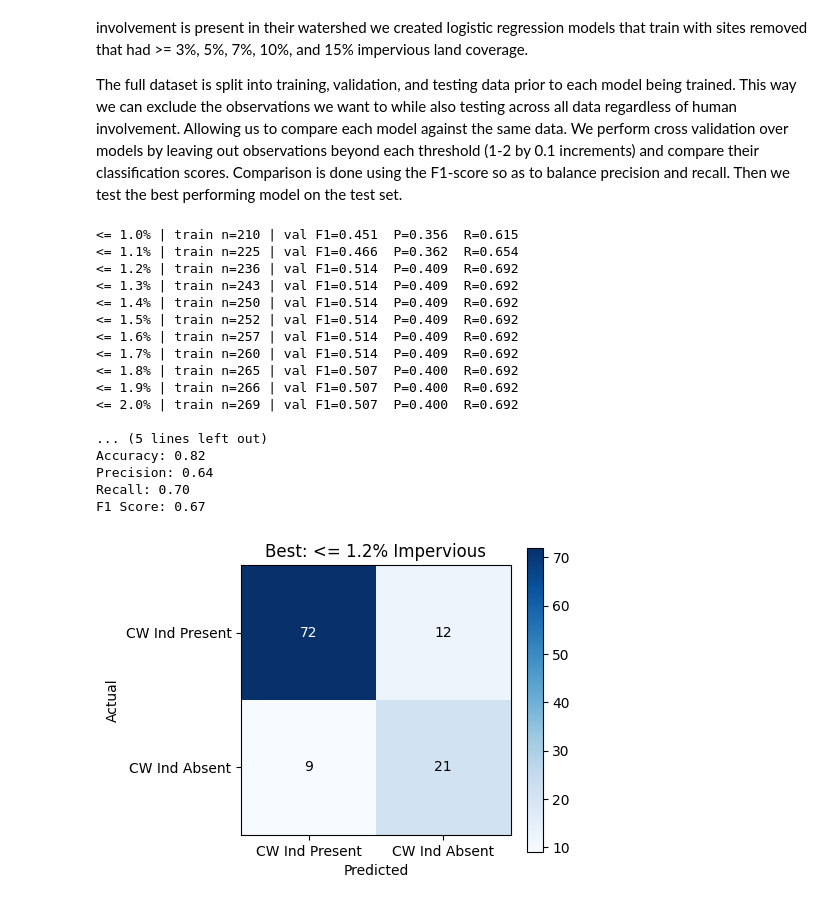
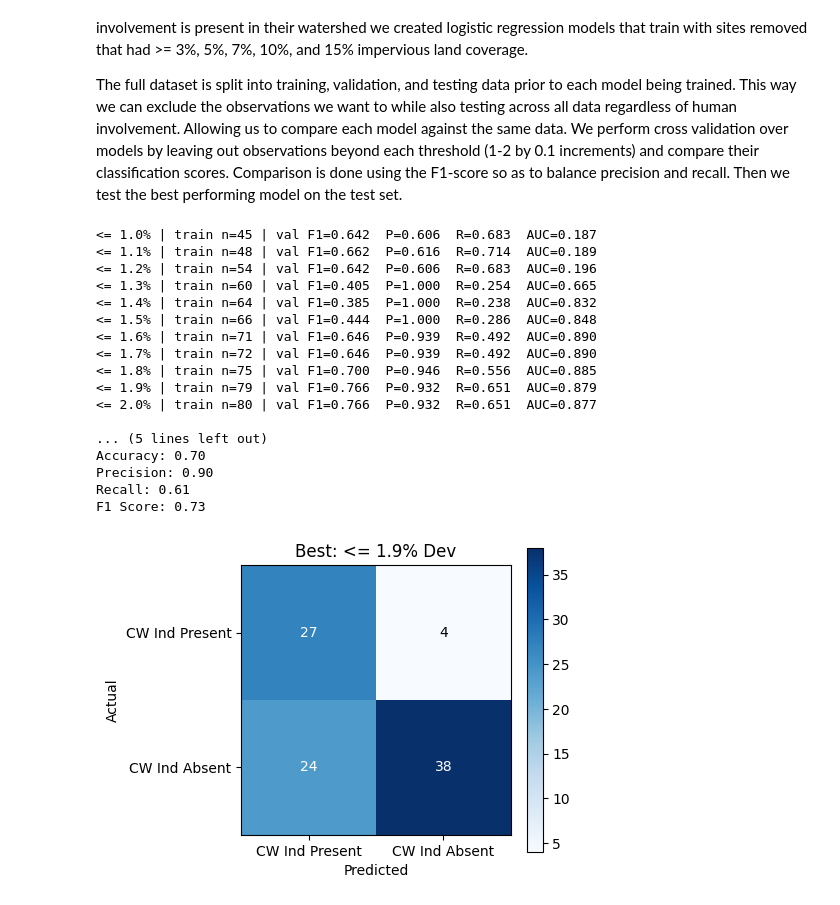
Before and after one commit to ShamSarris/nhdes-cw-stream-modelling, a Jupyter notebook: src/modelling.ipynb, the cells around one changed output. Saved outputs shown, nothing was run; the diff lists cells and outputs as text; code cells hidden in the pictures.

Commit message:
Initial models and results in docs and modelling

```diff
--- a/src/modelling.ipynb
+++ b/src/modelling.ipynb
@@ -83,7 +83,9 @@ As a first attempt at deciding what sites should be removed from the model based
 
 The full dataset is split into training, validation, and testing data prior to each model being trained. This way we can exclude the observations we want to while also testing across all data regardless of human involvement. Allowing us to compare each model against the same data. We perform cross validation over models by leaving out observations beyond each threshold (1-2 by 0.1 increments) and compare their classification scores. Comparison is done using the F1-score so as to balance precision and recall. Then we test the best performing model on the test set.
 # %%
-full = data.dropna(subset=['latitude', 'longitude', 'watershed_area', 'cw_ind', 'pct_imperviousness'])
+from sklearn.metrics import roc_auc_score
+
+full = data.dropna(subset=['latitude', 'longitude', 'watershed_area', 'cw_ind', 'pct_dev'])
 
 features = ['latitude', 'longitude', 'watershed_area']
 target = 'cw_ind'
@@ -99,64 +101,68 @@ y_test = test_full[target]
 
 best_pct = None
 best_f1 = -1
+best_auc = -1
 
 for pct in thresholds:
-    train_subset = train_split[train_split['pct_imperviousness'] <= pct]
+    train_subset = train_split[train_split['pct_dev'] <= pct]
     X_train = train_subset[features]
     y_train = train_subset[target]
 
     if len(y_train.unique()) < 2:
-        print(f"=== pct_impervious <= {pct}% | skipped — only one class in training (n={len(train_subset)}) ===\n")
+        print(f"=== pct_dev <= {pct}% | skipped — only one class in training (n={len(train_subset)}) ===\n")
         continue
 
     model = Pipeline([
         ('scaler', StandardScaler()),
         ('clf', LogisticRegression(max_iter=1000, class_weight='balanced'))
     ])
     model.fit(X_train, y_train)
     y_val_pred = model.predict(X_val)
+    y_val_prob = model.predict_proba(X_val)[:, 1]
 
     _, precision, recall, f1 = calculate_classification_metrics(y_val, y_val_pred)
+    auc = roc_auc_score(y_val, y_val_prob)
 
-    print(f"<= {pct}% | train n={len(train_subset)} | val F1={f1:.3f}  P={precision:.3f}  R={recall:.3f}")
+    print(f"<= {pct}% | train n={len(train_subset)} | val F1={f1:.3f}  P={precision:.3f}  R={recall:.3f}  AUC={auc:.3f}")
 
-    if f1 > best_f1:
+    if f1 > best_f1 or (f1 == best_f1 and auc > best_auc):
         best_f1 = f1
+        best_auc = auc
         best_pct = pct
 
-print(f"\nBest threshold on validation: <= {best_pct}% (F1={best_f1:.3f})")
+print(f"\nBest threshold on validation: <= {best_pct}% (F1={best_f1:.3f}, AUC={best_auc:.3f})")
 print("=" * 60)
 print("Evaluating best threshold on held-out test set:\n")
 
-best_subset = train_full[train_full['pct_imperviousness'] <= best_pct]
+best_subset = train_full[train_full['pct_dev'] <= best_pct]
 X_train_final = best_subset[features]
 y_train_final = best_subset[target]
 
 final_model = Pipeline([
     ('scaler', StandardScaler()),
     ('clf', LogisticRegression(max_iter=1000, class_weight='balanced'))
 ])
 final_model.fit(X_train_final, y_train_final)
 y_test_pred = final_model.predict(X_test)
 
-print(f"=== Best model: pct_impervious <= {best_pct}% | trained on n={len(best_subset)}, tested on n={len(test_full)} ===")
-classification_report_suite(y_test, y_test_pred, labels=['CW Ind Present', 'CW Ind Absent'], title=f'Best: <= {best_pct}% Impervious')
+print(f"=== Best model: pct_dev <= {best_pct}% | trained on n={len(best_subset)}, tested on n={len(test_full)} ===")
+classification_report_suite(y_test, y_test_pred, labels=['CW Ind Present', 'CW Ind Absent'], title=f'Best: <= {best_pct}% Dev')
 # %% [output]
-<= 1.0% | train n=210 | val F1=0.451  P=0.356  R=0.615
-<= 1.1% | train n=225 | val F1=0.466  P=0.362  R=0.654
-<= 1.2% | train n=236 | val F1=0.514  P=0.409  R=0.692
-<= 1.3% | train n=243 | val F1=0.514  P=0.409  R=0.692
-<= 1.4% | train n=250 | val F1=0.514  P=0.409  R=0.692
-<= 1.5% | train n=252 | val F1=0.514  P=0.409  R=0.692
-<= 1.6% | train n=257 | val F1=0.514  P=0.409  R=0.692
-<= 1.7% | train n=260 | val F1=0.514  P=0.409  R=0.692
-<= 1.8% | train n=265 | val F1=0.507  P=0.400  R=0.692
-<= 1.9% | train n=266 | val F1=0.507  P=0.400  R=0.692
-<= 2.0% | train n=269 | val F1=0.507  P=0.400  R=0.692
+<= 1.0% | train n=45 | val F1=0.642  P=0.606  R=0.683  AUC=0.187
+<= 1.1% | train n=48 | val F1=0.662  P=0.616  R=0.714  AUC=0.189
+<= 1.2% | train n=54 | val F1=0.642  P=0.606  R=0.683  AUC=0.196
+<= 1.3% | train n=60 | val F1=0.405  P=1.000  R=0.254  AUC=0.665
+<= 1.4% | train n=64 | val F1=0.385  P=1.000  R=0.238  AUC=0.832
+<= 1.5% | train n=66 | val F1=0.444  P=1.000  R=0.286  AUC=0.848
+<= 1.6% | train n=71 | val F1=0.646  P=0.939  R=0.492  AUC=0.890
+<= 1.7% | train n=72 | val F1=0.646  P=0.939  R=0.492  AUC=0.890
+<= 1.8% | train n=75 | val F1=0.700  P=0.946  R=0.556  AUC=0.885
+<= 1.9% | train n=79 | val F1=0.766  P=0.932  R=0.651  AUC=0.879
+<= 2.0% | train n=80 | val F1=0.766  P=0.932  R=0.651  AUC=0.877
 
 ... (5 lines left out)
-Accuracy: 0.82
-Precision: 0.64
-Recall: 0.70
-F1 Score: 0.67
+Accuracy: 0.70
+Precision: 0.90
+Recall: 0.61
+F1 Score: 0.73
-[figure, old version]
+[figure, new version]
```
Also changed, not shown: parts of 5 cells of this notebook, 13 other files.
